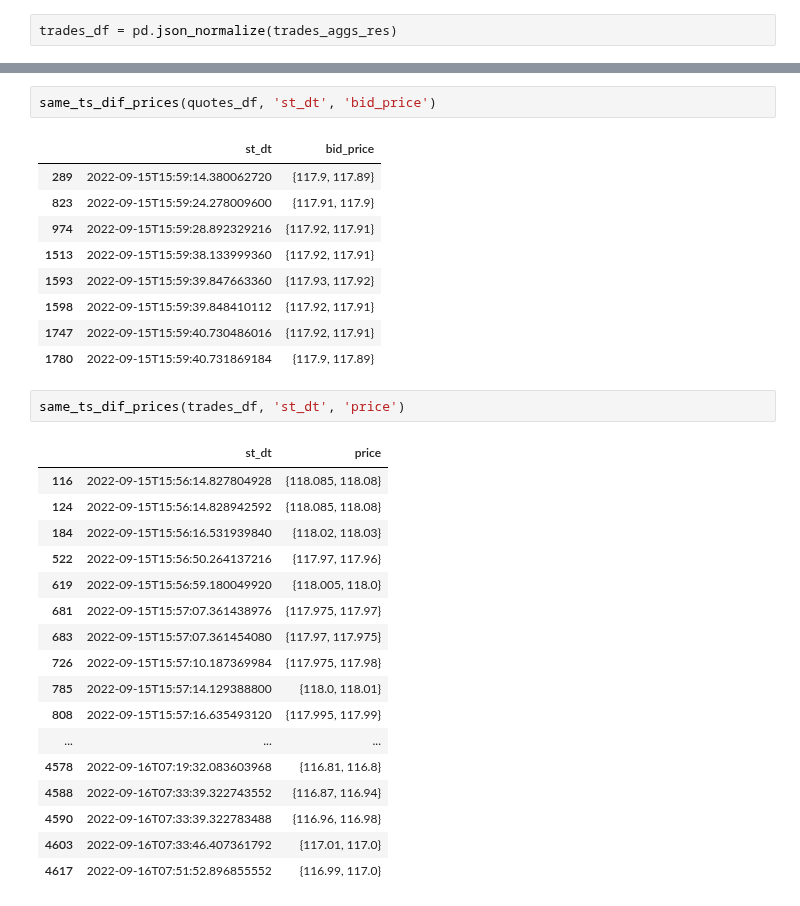
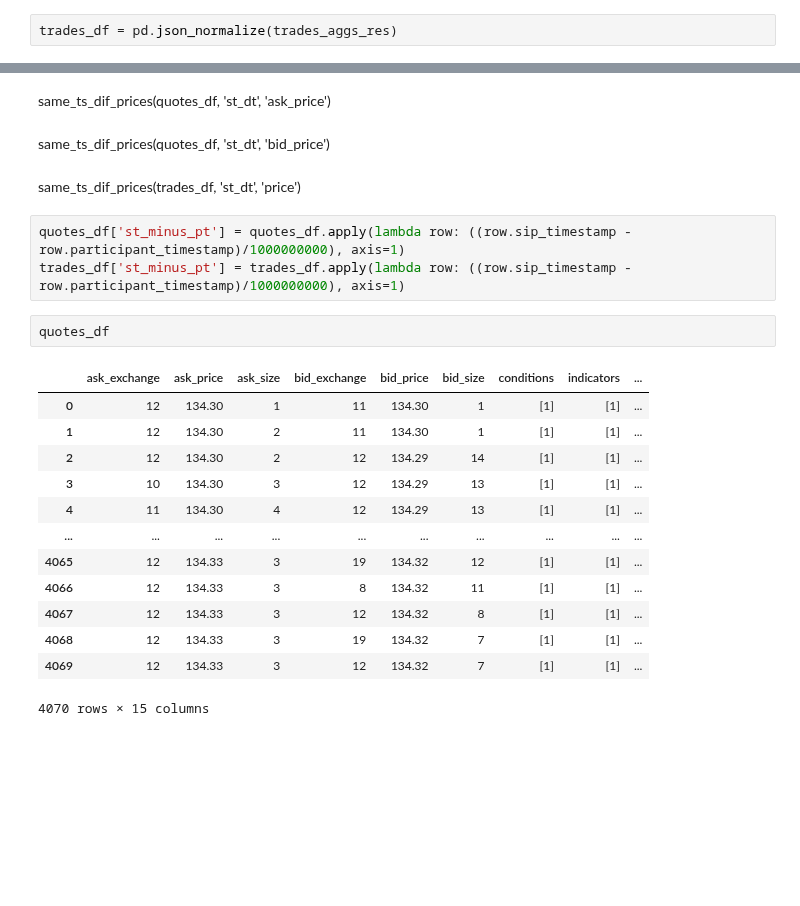
Before and after one commit to leonid-tkach/order-book-plot-find, a Jupyter notebook: polygon2TAQ.ipynb, the cells around one changed output, grey strips where cells are left out. Drawn from its saved outputs; the diff is of its cells as text; blank space fills up the shorter version.

```diff
--- a/polygon2TAQ.ipynb
+++ b/polygon2TAQ.ipynb
@@ -152,32 +133,25 @@ same_ts_dif_prices(quotes_df, 'st_dt', 'ask_price')
-# %%
-same_ts_dif_prices(quotes_df, 'st_dt', 'bid_price')
-# %% [output]
-|  | st_dt | bid_price |
-| 289 | 2022-09-15T15:59:14.380062720 | {117.9, 117.89} |
-| 823 | 2022-09-15T15:59:24.278009600 | {117.91, 117.9} |
-| 974 | 2022-09-15T15:59:28.892329216 | {117.92, 117.91} |
-| 1513 | 2022-09-15T15:59:38.133999360 | {117.92, 117.91} |
-| 1593 | 2022-09-15T15:59:39.847663360 | {117.93, 117.92} |
-| 1598 | 2022-09-15T15:59:39.848410112 | {117.92, 117.91} |
-| 1747 | 2022-09-15T15:59:40.730486016 | {117.92, 117.91} |
-| 1780 | 2022-09-15T15:59:40.731869184 | {117.9, 117.89} |
-# %%
-same_ts_dif_prices(trades_df, 'st_dt', 'price')
-# %% [output]
-|  | st_dt | price |
-| 116 | 2022-09-15T15:56:14.827804928 | {118.085, 118.08} |
-| 124 | 2022-09-15T15:56:14.828942592 | {118.085, 118.08} |
-| 184 | 2022-09-15T15:56:16.531939840 | {118.02, 118.03} |
-| 522 | 2022-09-15T15:56:50.264137216 | {117.97, 117.96} |
-| 619 | 2022-09-15T15:56:59.180049920 | {118.005, 118.0} |
-| 681 | 2022-09-15T15:57:07.361438976 | {117.975, 117.97} |
-| 683 | 2022-09-15T15:57:07.361454080 | {117.97, 117.975} |
-| 726 | 2022-09-15T15:57:10.187369984 | {117.975, 117.98} |
-| 785 | 2022-09-15T15:57:14.129388800 | {118.0, 118.01} |
-| 808 | 2022-09-15T15:57:16.635493120 | {117.995, 117.99} |
-| ... | ... | ... |
-| 4578 | 2022-09-16T07:19:32.083603968 | {116.81, 116.8} |
-| 4588 | 2022-09-16T07:33:39.322743552 | {116.87, 116.94} |
-| 4590 | 2022-09-16T07:33:39.322783488 | {116.96, 116.98} |
-| 4603 | 2022-09-16T07:33:46.407361792 | {117.01, 117.0} |
-| 4617 | 2022-09-16T07:51:52.896855552 | {116.99, 117.0} |
+# %% [markdown]
+same_ts_dif_prices(quotes_df, 'st_dt', 'ask_price')
+# %% [markdown]
+same_ts_dif_prices(quotes_df, 'st_dt', 'bid_price')
+# %% [markdown]
+same_ts_dif_prices(trades_df, 'st_dt', 'price')
+# %%
+quotes_df['st_minus_pt'] = quotes_df.apply(lambda row: ((row.sip_timestamp - row.participant_timestamp)/1000000000), axis=1)
+trades_df['st_minus_pt'] = trades_df.apply(lambda row: ((row.sip_timestamp - row.participant_timestamp)/1000000000), axis=1)
+# %%
+quotes_df
+# %% [output]
+|  | ask_exchange | ask_price | ask_size | bid_exchange | bid_price | bid_size | conditions | indicators | ... |
+| 0 | 12 | 134.30 | 1 | 11 | 134.30 | 1 | [1] | [1] | ... |
+| 1 | 12 | 134.30 | 2 | 11 | 134.30 | 1 | [1] | [1] | ... |
+| 2 | 12 | 134.30 | 2 | 12 | 134.29 | 14 | [1] | [1] | ... |
+| 3 | 10 | 134.30 | 3 | 12 | 134.29 | 13 | [1] | [1] | ... |
+| 4 | 11 | 134.30 | 4 | 12 | 134.29 | 13 | [1] | [1] | ... |
+| ... | ... | ... | ... | ... | ... | ... | ... | ... | ... |
+| 4065 | 12 | 134.33 | 3 | 19 | 134.32 | 12 | [1] | [1] | ... |
+| 4066 | 12 | 134.33 | 3 | 8 | 134.32 | 11 | [1] | [1] | ... |
+| 4067 | 12 | 134.33 | 3 | 12 | 134.32 | 8 | [1] | [1] | ... |
+| 4068 | 12 | 134.33 | 3 | 19 | 134.32 | 7 | [1] | [1] | ... |
+| 4069 | 12 | 134.33 | 3 | 12 | 134.32 | 7 | [1] | [1] | ... |
+4070 rows × 15 columns
```
Also changed, not shown: parts of 21 cells of this notebook, 1 other file.
